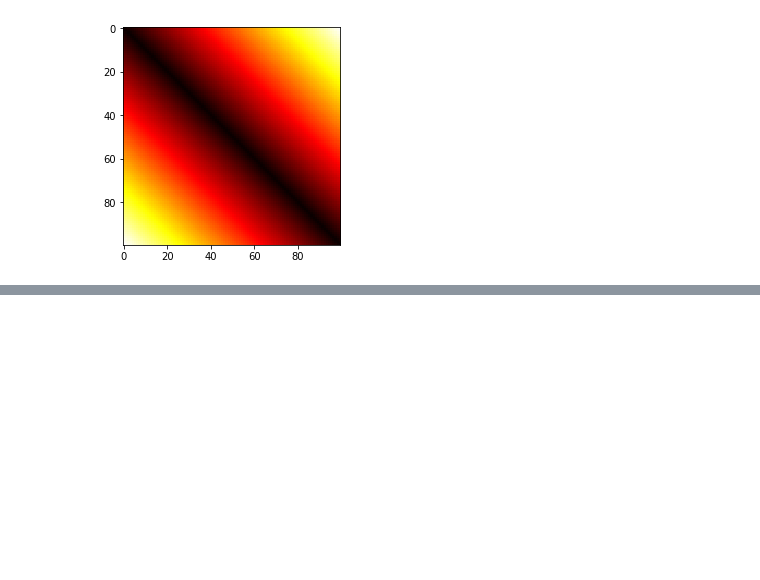
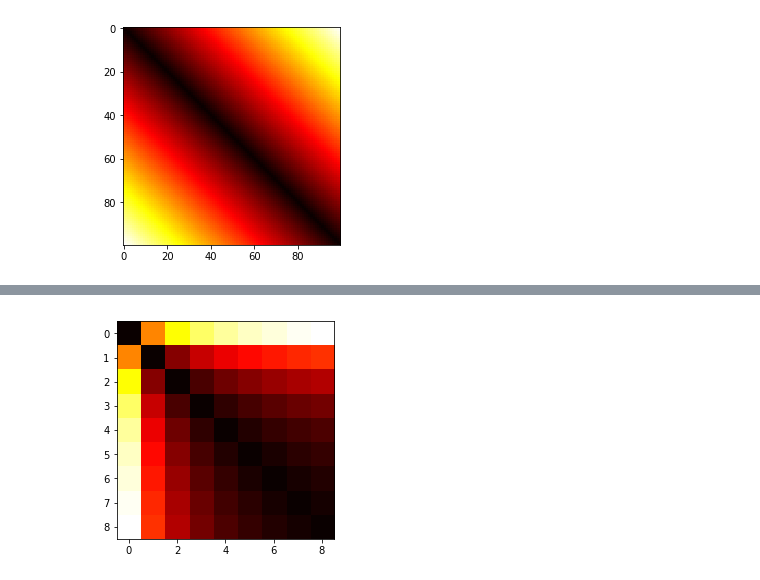
Before and after one commit to fhca/Series-de-Tiempo, a Jupyter notebook: matriz de recurrencia 2.ipynb, the cells around one changed output, grey strips where cells are left out. Saved outputs shown, nothing was run; the diff lists cells and outputs as text; code cells hidden in the pictures; blank space fills up the shorter version.

```diff
--- a/matriz de recurrencia 2.ipynb
+++ b/matriz de recurrencia 2.ipynb
@@ -121,0 +152,4 @@ matriz_de_recurrencia2(np.sin(np.arange(-2*np.pi, 2*np.pi,.1)))
+# %%
+matriz_de_recurrencia2(100/np.arange(1,10))
+# %% [output]
+[figure, added]
```
Also changed, not shown: parts of 7 cells of this notebook, 2 other files.
